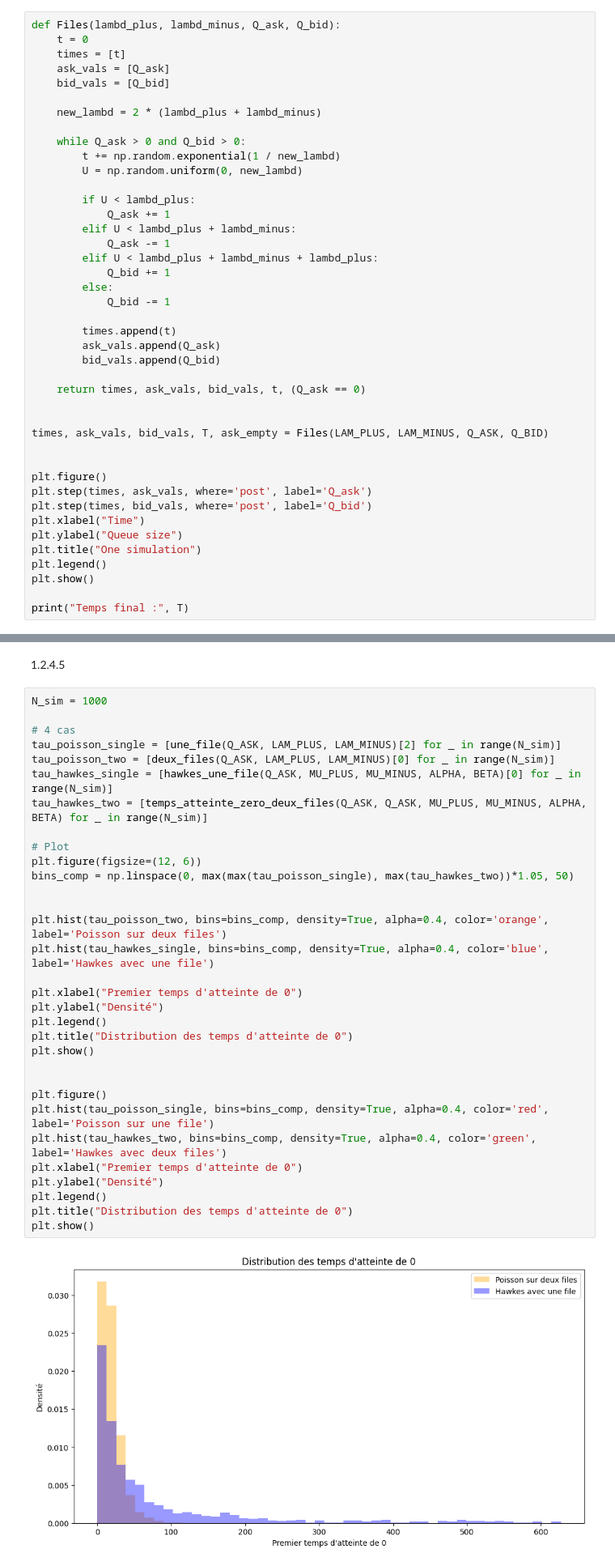
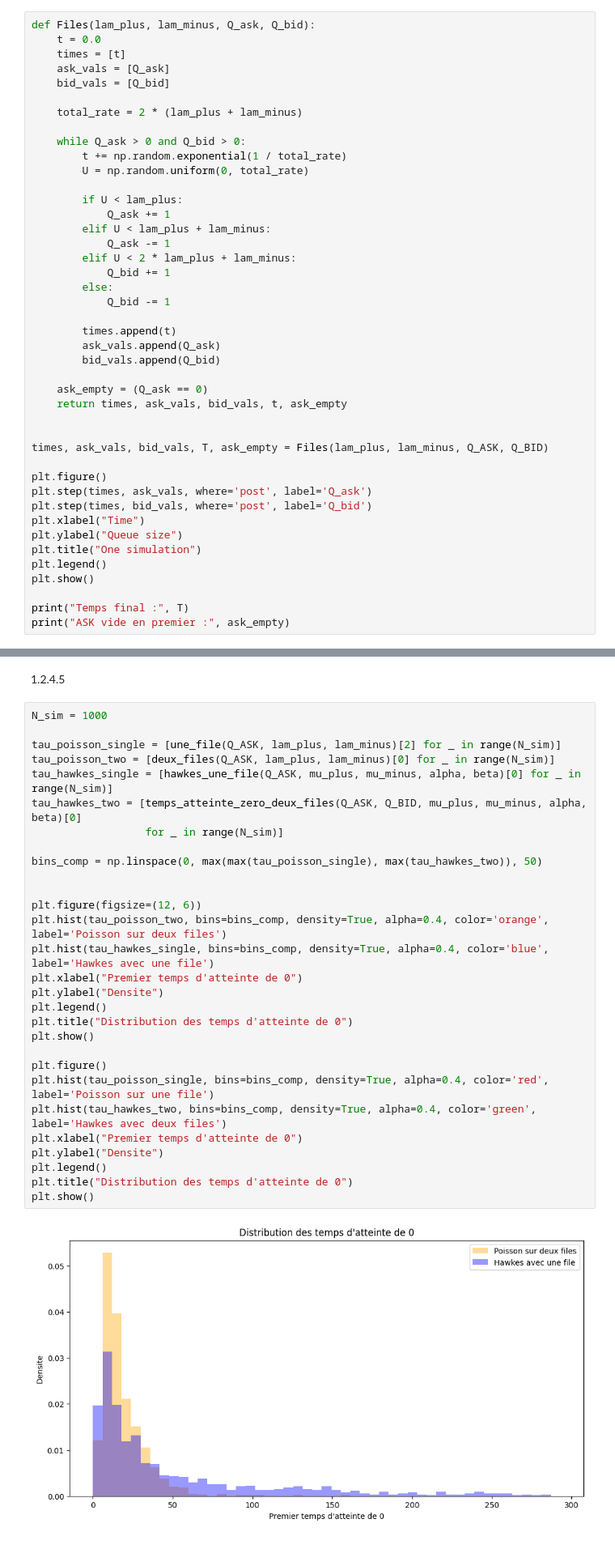
Before and after one commit to beaserr/modal_simulation_carnets, a Jupyter notebook: rendu_intermediaire-2.ipynb, the cells around one changed output, grey strips where cells are left out. Shown at 81% size. Saved outputs shown, nothing was run; the diff lists cells and outputs as text.

```diff
--- a/rendu_intermediaire-2.ipynb
+++ b/rendu_intermediaire-2.ipynb
@@ -14,23 +27,23 @@ N = 1e3
 # %% [markdown]
 ## Q1.2.3.0- Simulation des deux files:
 # %%
-def Files(lambd_plus, lambd_minus, Q_ask, Q_bid):
-    t = 0
+def Files(lam_plus, lam_minus, Q_ask, Q_bid):
+    t = 0.0
     times = [t]
     ask_vals = [Q_ask]
     bid_vals = [Q_bid]
 
-    new_lambd = 2 * (lambd_plus + lambd_minus)
+    total_rate = 2 * (lam_plus + lam_minus)
 
     while Q_ask > 0 and Q_bid > 0:
-        t += np.random.exponential(1 / new_lambd)
-        U = np.random.uniform(0, new_lambd)
+        t += np.random.exponential(1 / total_rate)
+        U = np.random.uniform(0, total_rate)
 
-        if U < lambd_plus:
+        if U < lam_plus:
             Q_ask += 1
-        elif U < lambd_plus + lambd_minus:
+        elif U < lam_plus + lam_minus:
             Q_ask -= 1
-        elif U < lambd_plus + lambd_minus + lambd_plus:
+        elif U < 2 * lam_plus + lam_minus:
             Q_bid += 1
         else:
             Q_bid -= 1
@@ -39,11 +52,11 @@ def Files(lambd_plus, lambd_minus, Q_ask, Q_bid):
         ask_vals.append(Q_ask)
         bid_vals.append(Q_bid)
 
-    return times, ask_vals, bid_vals, t, (Q_ask == 0)
+    ask_empty = (Q_ask == 0)
+    return times, ask_vals, bid_vals, t, ask_empty
 
 
-times, ask_vals, bid_vals, T, ask_empty = Files(LAM_PLUS, LAM_MINUS, Q_ASK, Q_BID)
-
+times, ask_vals, bid_vals, T, ask_empty = Files(lam_plus, lam_minus, Q_ASK, Q_BID)
 
 plt.figure()
 plt.step(times, ask_vals, where='post', label='Q_ask')
@@ -55,4 +68,5 @@ plt.legend()
 plt.show()
 
 print("Temps final :", T)
+print("ASK vide en premier :", ask_empty)
 # %% [output]
@@ -436,34 +433,31 @@ plt.show()
 # %%
 N_sim = 1000
 
-# 4 cas
-tau_poisson_single = [une_file(Q_ASK, LAM_PLUS, LAM_MINUS)[2] for _ in range(N_sim)]
-tau_poisson_two = [deux_files(Q_ASK, LAM_PLUS, LAM_MINUS)[0] for _ in range(N_sim)]
-tau_hawkes_single = [hawkes_une_file(Q_ASK, MU_PLUS, MU_MINUS, ALPHA, BETA)[0] for _ in range(N_sim)]
-tau_hawkes_two = [temps_atteinte_zero_deux_files(Q_ASK, Q_ASK, MU_PLUS, MU_MINUS, ALPHA, BETA) for _ in range(N_sim)]
+tau_poisson_single = [une_file(Q_ASK, lam_plus, lam_minus)[2] for _ in range(N_sim)]
+tau_poisson_two = [deux_files(Q_ASK, lam_plus, lam_minus)[0] for _ in range(N_sim)]
+tau_hawkes_single = [hawkes_une_file(Q_ASK, mu_plus, mu_minus, alpha, beta)[0] for _ in range(N_sim)]
+tau_hawkes_two = [temps_atteinte_zero_deux_files(Q_ASK, Q_BID, mu_plus, mu_minus, alpha, beta)[0]
+                  for _ in range(N_sim)]
 
-# Plot
-plt.figure(figsize=(12, 6))
-bins_comp = np.linspace(0, max(max(tau_poisson_single), max(tau_hawkes_two))*1.05, 50)
+bins_comp = np.linspace(0, max(max(tau_poisson_single), max(tau_hawkes_two)), 50)
 
 
+plt.figure(figsize=(12, 6))
 plt.hist(tau_poisson_two, bins=bins_comp, density=True, alpha=0.4, color='orange', label='Poisson sur deux files')
 plt.hist(tau_hawkes_single, bins=bins_comp, density=True, alpha=0.4, color='blue', label='Hawkes avec une file')
-
 plt.xlabel("Premier temps d'atteinte de 0")
-plt.ylabel("Densité")
+plt.ylabel("Densite")
 plt.legend()
 plt.title("Distribution des temps d'atteinte de 0")
 plt.show()
-
 
 plt.figure()
 plt.hist(tau_poisson_single, bins=bins_comp, density=True, alpha=0.4, color='red', label='Poisson sur une file')
 plt.hist(tau_hawkes_two, bins=bins_comp, density=True, alpha=0.4, color='green', label='Hawkes avec deux files')
 plt.xlabel("Premier temps d'atteinte de 0")
-plt.ylabel("Densité")
+plt.ylabel("Densite")
 plt.legend()
 plt.title("Distribution des temps d'atteinte de 0")
 plt.show()
 # %% [output]
-[figure, old version]
+[figure, new version]
```
Also changed, not shown: parts of 32 cells of this notebook.
